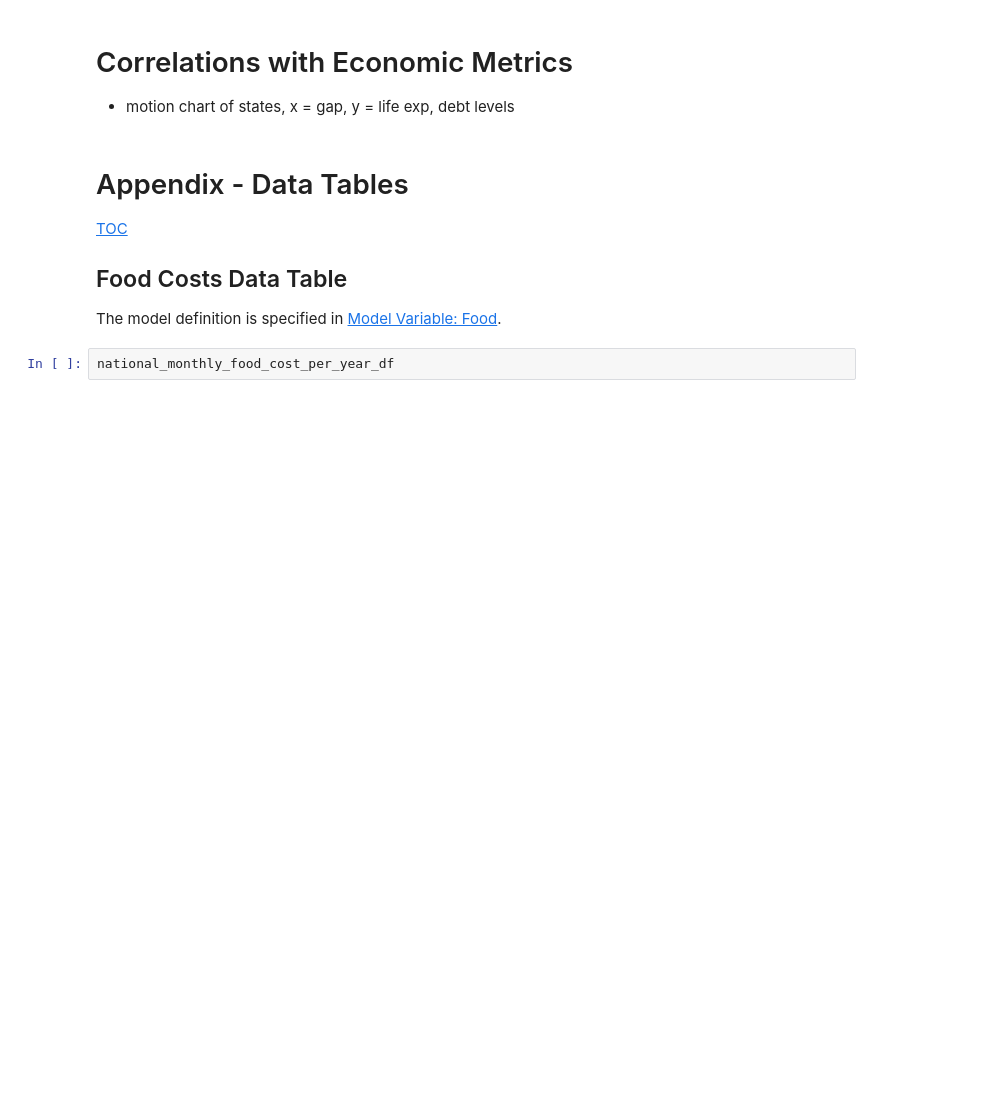
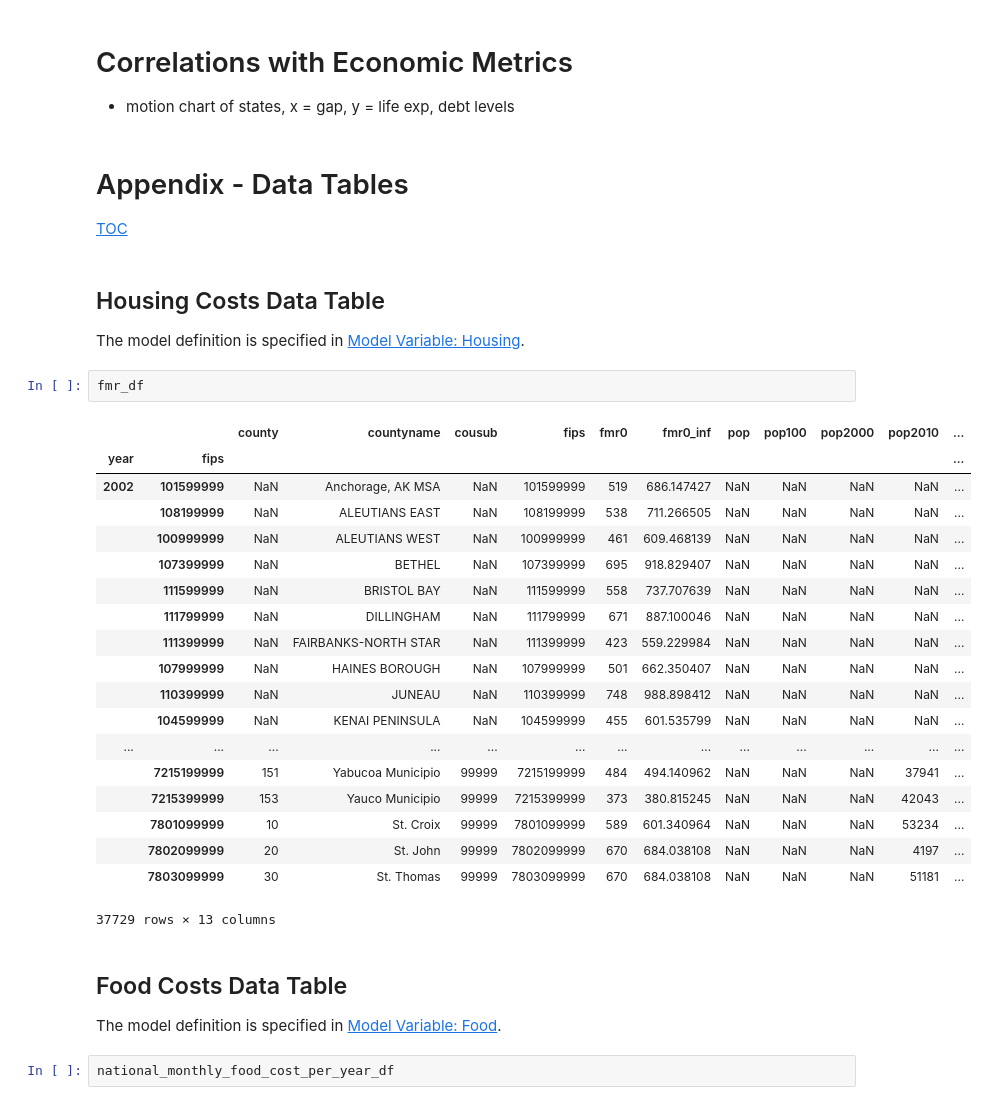
Before and after one commit to jquacinella/LivingWageModelExtension, a Jupyter notebook: Master's Thesis.ipynb, the cells around one changed output. Cells and saved outputs as stored; diff of their text form; blank space fills up the shorter version.

```diff
--- a/Master's Thesis.ipynb
+++ b/Master's Thesis.ipynb
@@ -925,11 +947,37 @@ Create visualizations on:
 # Correlations with Economic Metrics
 
 * motion chart of states, x = gap, y = life exp, debt levels
+# %% [markdown]
+# Appendix - Data Tables
+
+[TOC](#Table-of-Contents)
+# %% [markdown]
+## Housing Costs Data Table
+
+The model definition is specified in [Model Variable: Housing](#Model-Variable:-Housing-Costs).
+# %%
+fmr_df
+# %% [output]
+|  |  | county | countyname | cousub | fips | fmr0 | fmr0_inf | pop | pop100 | pop2000 | pop2010 | ... |
+| year | fips |  |  |  |  |  |  |  |  |  |  | ... |
+| 2002 | 101599999 | NaN | Anchorage, AK MSA | NaN | 101599999 | 519 | 686.147427 | NaN | NaN | NaN | NaN | ... |
+|  | 108199999 | NaN | ALEUTIANS EAST | NaN | 108199999 | 538 | 711.266505 | NaN | NaN | NaN | NaN | ... |
+|  | 100999999 | NaN | ALEUTIANS WEST | NaN | 100999999 | 461 | 609.468139 | NaN | NaN | NaN | NaN | ... |
+|  | 107399999 | NaN | BETHEL | NaN | 107399999 | 695 | 918.829407 | NaN | NaN | NaN | NaN | ... |
+|  | 111599999 | NaN | BRISTOL BAY | NaN | 111599999 | 558 | 737.707639 | NaN | NaN | NaN | NaN | ... |
+|  | 111799999 | NaN | DILLINGHAM | NaN | 111799999 | 671 | 887.100046 | NaN | NaN | NaN | NaN | ... |
+|  | 111399999 | NaN | FAIRBANKS-NORTH STAR | NaN | 111399999 | 423 | 559.229984 | NaN | NaN | NaN | NaN | ... |
+|  | 107999999 | NaN | HAINES BOROUGH | NaN | 107999999 | 501 | 662.350407 | NaN | NaN | NaN | NaN | ... |
+|  | 110399999 | NaN | JUNEAU | NaN | 110399999 | 748 | 988.898412 | NaN | NaN | NaN | NaN | ... |
+|  | 104599999 | NaN | KENAI PENINSULA | NaN | 104599999 | 455 | 601.535799 | NaN | NaN | NaN | NaN | ... |
+| ... | ... | ... | ... | ... | ... | ... | ... | ... | ... | ... | ... | ... |
+|  | 7215199999 | 151 | Yabucoa Municipio | 99999 | 7215199999 | 484 | 494.140962 | NaN | NaN | NaN | 37941 | ... |
+|  | 7215399999 | 153 | Yauco Municipio | 99999 | 7215399999 | 373 | 380.815245 | NaN | NaN | NaN | 42043 | ... |
+|  | 7801099999 | 10 | St. Croix | 99999 | 7801099999 | 589 | 601.340964 | NaN | NaN | NaN | 53234 | ... |
+|  | 7802099999 | 20 | St. John | 99999 | 7802099999 | 670 | 684.038108 | NaN | NaN | NaN | 4197 | ... |
+|  | 7803099999 | 30 | St. Thomas | 99999 | 7803099999 | 670 | 684.038108 | NaN | NaN | NaN | 51181 | ... |
+37729 rows × 13 columns
 # %% [markdown]
-# Appendix - Data Tables
-
-[TOC](#Table-of-Contents)
-
 ## Food Costs Data Table
 
 The model definition is specified in [Model Variable: Food](#Model-Variable:-Food).
```
Also changed, not shown: parts of 5 cells of this notebook.
